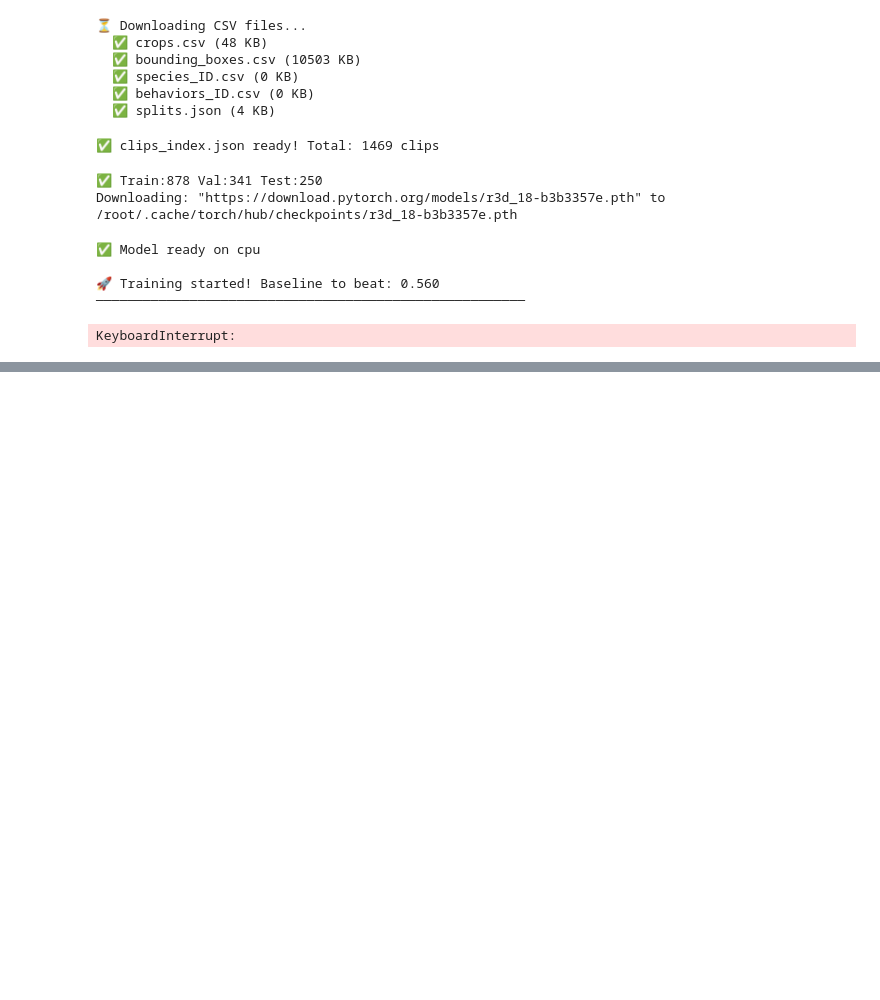
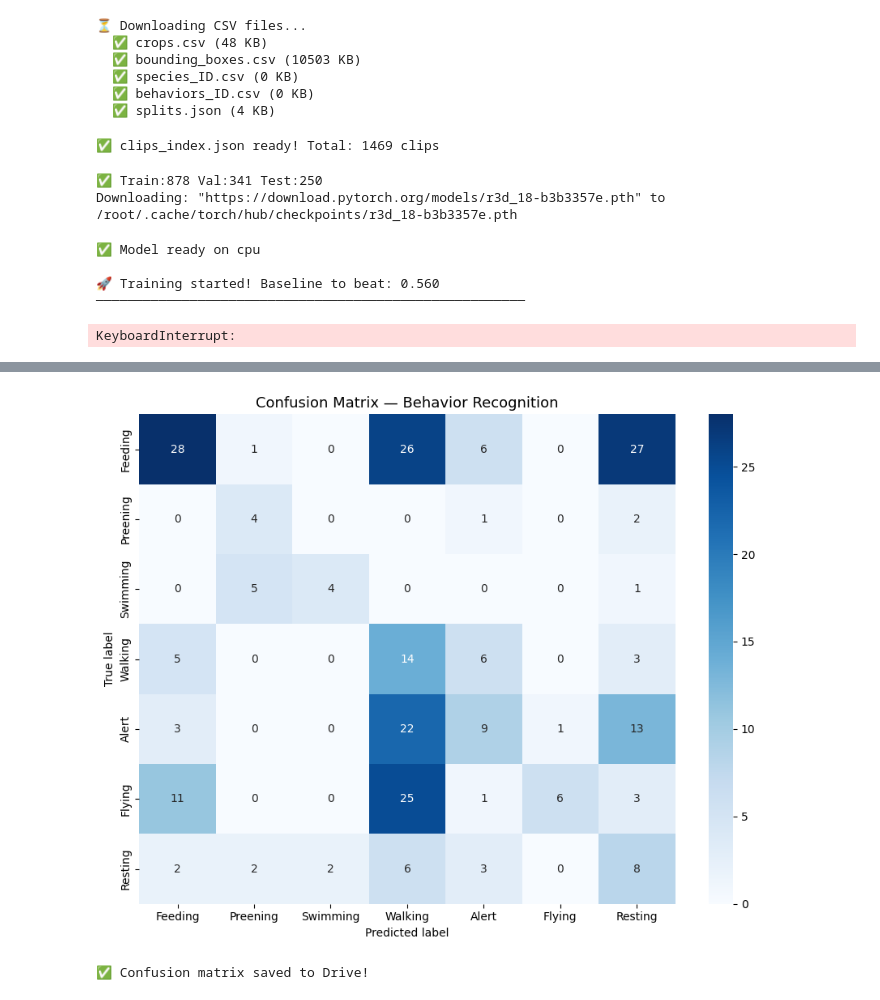
Before and after one commit to Rima-fathallah/bird-behavior-ai, a Jupyter notebook: 02_behavior_recognition.ipynb, the cells around one changed output, grey strips where cells are left out. Drawn from its saved outputs; the diff is of its cells as text; code cells hidden in the pictures; blank space fills up the shorter version.

```diff
--- a/02_behavior_recognition.ipynb
+++ b/02_behavior_recognition.ipynb
@@ -2640,0 +2679,18 @@ KeyboardInterrupt:
+# %%
+import os, json
+
+drive     = '/content/drive/MyDrive/wetlandbirds'
+clips_dir = '/content/clips'
+
+index = []
+for clip_folder in sorted(os.listdir(clips_dir)):
+    label_file = os.path.join(clips_dir, clip_folder, 'label.txt')
+    if os.path.exists(label_file):
+        with open(label_file) as f:
+            label = int(f.read().strip())
+        index.append({'folder': clip_folder, 'label': label})
+
+with open(f'{drive}/clips_index.json', 'w') as f:
+    json.dump(index, f)
+
+print(f"✅ {len(index)} clips indexed!")
@@ -2640,0 +2958,59 @@ KeyboardInterrupt:
+# %%
+from sklearn.metrics import classification_report, confusion_matrix
+import matplotlib.pyplot as plt
+import seaborn as sns
+import numpy as np
+
+# Load best model
+model.load_state_dict(torch.load(f'{drive}/best_model.pth',
+                                  map_location=device))
+model.eval()
+
+test_loader = DataLoader(
+    ClipDataset(test_clips, clips_dir, val_transform),
+    batch_size=16, shuffle=False, num_workers=2)
+
+all_preds, all_labels = [], []
+with torch.no_grad():
+    for clips, labels in tqdm(test_loader, desc="Testing"):
+        clips, labels = clips.to(device), labels.to(device)
+        out = model(clips)
+        all_preds.extend(out.argmax(1).cpu().numpy())
+        all_labels.extend(labels.cpu().numpy())
+
+# ── Final metrics ──
+test_acc = accuracy_score(all_labels, all_preds)
+test_f1  = f1_score(all_labels, all_preds,
+                     average='macro', zero_division=0)
+
+print("=" * 50)
+print("        FINAL TEST RESULTS")
+print("=" * 50)
+print(f"  Baseline accuracy:   0.560")
+print(f"  Your accuracy:       {test_acc:.3f}")
+print(f"  Improvement:         +{test_acc-0.56:.3f}")
+print(f"  Macro F1 score:      {test_f1:.3f}")
+print("=" * 50)
+
+# ── Per-class report ──
+behavior_names = ['Feeding','Preening','Swimming',
+                  'Walking','Alert','Flying','Resting']
+print("\nPer-class results:")
+print(classification_report(all_labels, all_preds,
+                             target_names=behavior_names,
+                             zero_division=0))
+
+# ── Confusion matrix ──
+cm = confusion_matrix(all_labels, all_preds)
+plt.figure(figsize=(9, 7))
+sns.heatmap(cm, annot=True, fmt='d', cmap='Blues',
+            xticklabels=behavior_names,
+            yticklabels=behavior_names)
+plt.title('Confusion Matrix — Behavior Recognition', fontsize=13)
+plt.ylabel('True label')
+plt.xlabel('Predicted label')
+plt.tight_layout()
+plt.savefig(f'{drive}/confusion_matrix.png', dpi=150)
+plt.show()
+print(f"\n✅ Confusion matrix saved to Drive!")
+# %% [output]
@@ -2640,0 +3034,2 @@ KeyboardInterrupt:
+[figure, added]
+✅ Confusion matrix saved to Drive!
```
Also changed, not shown: parts of 10 cells of this notebook.
